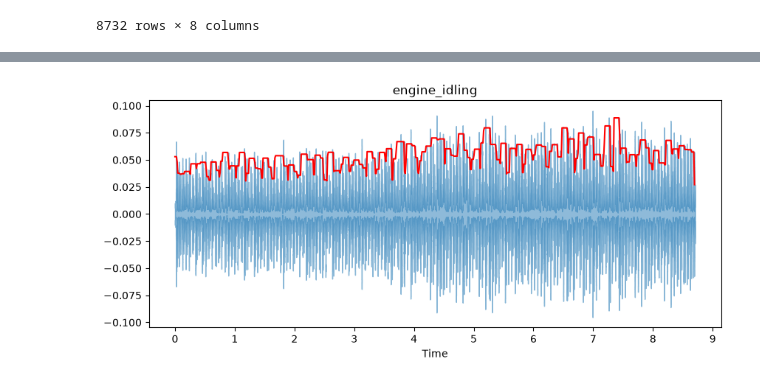
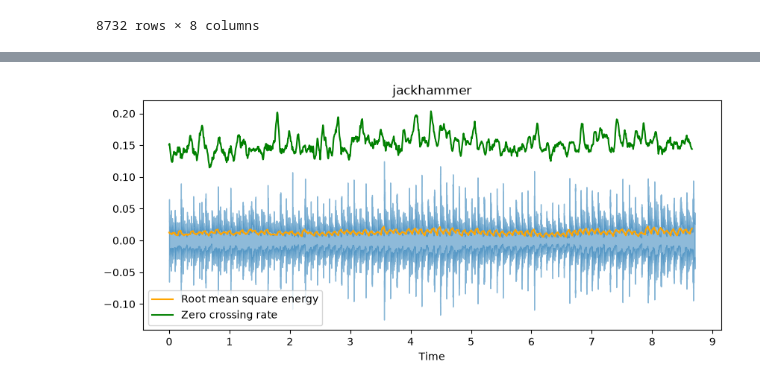
Before and after one commit to matiscodjia/Classifhear, a Jupyter notebook: lab.ipynb, the cells around one changed output, grey strips where cells are left out. Saved outputs shown, nothing was run; the diff lists cells and outputs as text; code cells hidden in the pictures.

Commit message:
Centering and undersampling

```diff
--- a/lab.ipynb
+++ b/lab.ipynb
@@ -21,8 +27,9 @@ y.shape
 # %%
-FRAMESIZE=4096
-HOP_LENGTH=512
+FRAMESIZE=2048
+HOP_LENGTH=256
+#Extract amplitude envelope function
 def extract_amplitude_envelope(y, framesize=FRAMESIZE, hop_length=HOP_LENGTH):
     ae = []
-    for i in range(0, len(y), hop_length):
-        ae.append(max(y[i:i+framesize]))
+    for i in range(0, len(y) - framesize + 1, hop_length):
+        ae.append(max(abs(y[i:i+framesize])))
     return np.array(ae)
@@ -41,0 +55,14 @@ plt.show()
+# %%
+sr = 22050
+y_test = np.zeros(sr)
+y_test[sr//2] = 1.0
+rms_centered = librosa.feature.rms(y=y_test, frame_length=2048, hop_length=256, center=True)[0]
+rms_nocenter = librosa.feature.rms(y=y_test, frame_length=2048, hop_length=256, center=False)[0]
+t_c = librosa.frames_to_time(range(len(rms_centered)), sr=sr, hop_length=256)
+t_n = librosa.frames_to_time(range(len(rms_nocenter)), sr=sr, hop_length=256)
+
+plt.plot(t_c, rms_centered, label="center=True")
+plt.plot(t_n, rms_nocenter, label="center=False")
+plt.axvline(0.5, color="black", linestyle="--", label="vraie position (t=0.5s)")
+plt.legend()
+plt.show()
@@ -72,3 +121 @@ metadata = load_paths(metadata)
-# %%
-metadata = load_paths(metadata)
 # %%
@@ -92,14 +137,20 @@ dataset = UrbanSound8kDataset(metadata)
 # %%
 data = dataset[random.choice(range(len(dataset)))]
 y, label = data
-ae = extract_amplitude_envelope(y, hop_length=hop)
-t = librosa.frames_to_time(range(0, ae.size), hop_length=hop, sr=sr)
+ae = extract_amplitude_envelope(y, hop_length=HOP_LENGTH)
+rms = librosa.feature.rms(y=y, frame_length=FRAMESIZE, hop_length=HOP_LENGTH, center=False)[0]
+zcr = librosa.feature.zero_crossing_rate(y=y, frame_length=FRAMESIZE, hop_length=HOP_LENGTH, center=False)[0]
+t = librosa.frames_to_time(range(0, ae.size), hop_length=HOP_LENGTH, sr=sr)
+
 
 len(ae)
 fig, ax = plt.subplots(figsize=(10, 4))
 librosa.display.waveshow(y, sr=sr, ax=ax, alpha=0.5)
-plt.plot(t, ae, color="r")
+#plt.plot(t, ae, color="r", label="Amplitude envelope")
+plt.plot(t, rms, color="orange",label="Root mean square energy")
+plt.plot(t, zcr, color="green",label="Zero crossing rate")
 plt.title(label)
+plt.legend()
 plt.show()
 # %% [output]
-[figure, old version]
+[figure, new version]
```
Also changed, not shown: parts of 18 cells of this notebook, 3 other files.
